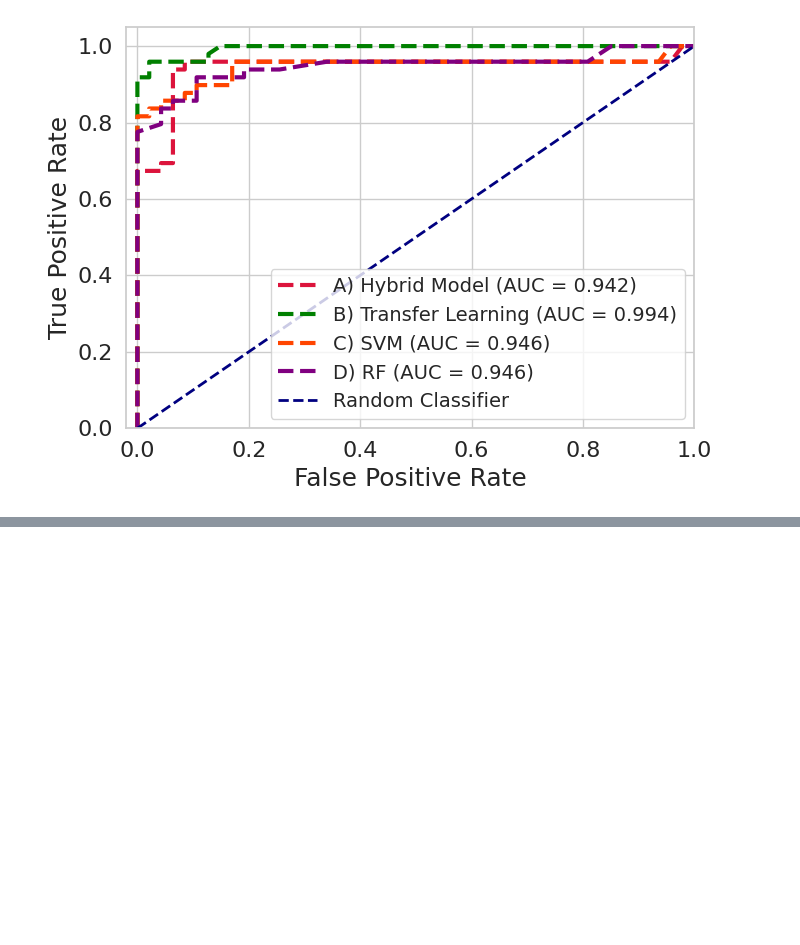
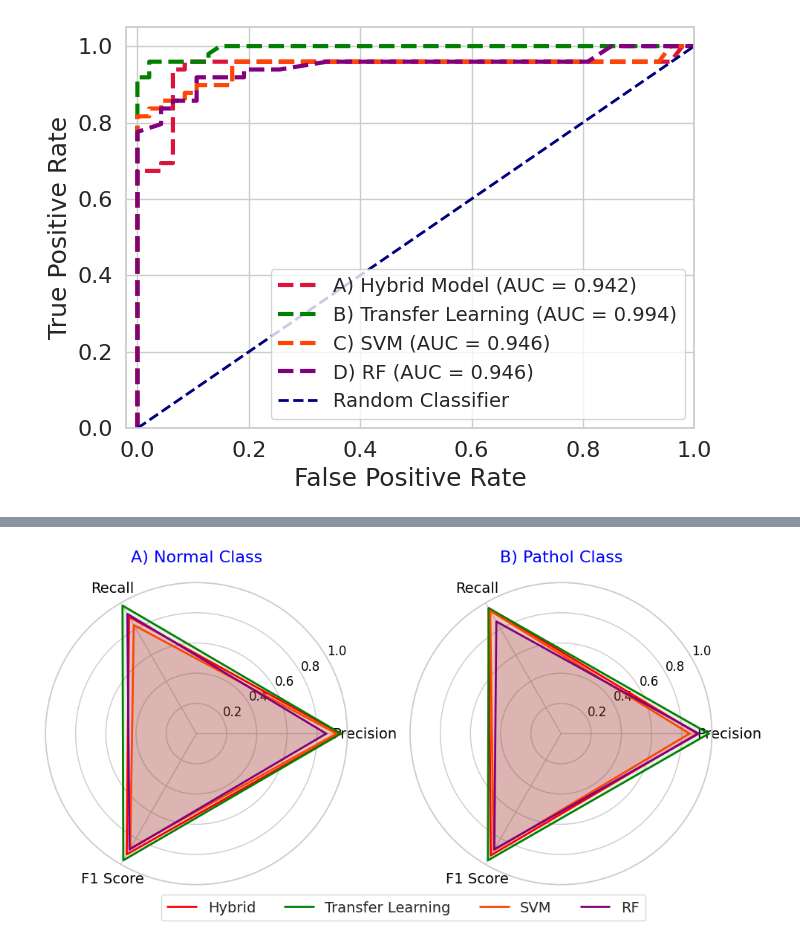
Before and after one commit to rabnawaz172/Voice_pathology_2, a Jupyter notebook: Voice_deep_2.ipynb, the cells around one changed output, grey strips where cells are left out. Cells and saved outputs as stored; diff of their text form; code cells hidden in the pictures; blank space fills up the shorter version.

```diff
--- a/Voice_deep_2.ipynb
+++ b/Voice_deep_2.ipynb
@@ -1240,0 +1409,75 @@ plt.show()
+# %%
+import numpy as np
+import matplotlib.pyplot as plt
+from math import pi
+
+# Model names
+model_names = ['Hybrid', 'Transfer Learning', 'SVM', 'RF']
+categories = ['Precision', 'Recall', 'F1 Score']
+N = len(categories)
+
+# Custom colors for each model
+model_colors = {
+    'Hybrid': 'red',
+    'Transfer Learning': 'green',
+    'SVM': 'orangered',
+    'RF': 'purple'
+}
+
+# Data for each class
+normal_class_data = {
+    'Precision': [0.9545, 0.9583, 0.9286, 0.8600],
+    'Recall': [0.8936, 0.9787, 0.8298, 0.9149],
+    'F1 Score': [0.9231, 0.9684, 0.8764, 0.8866]
+}
+
+pathol_class_data = {
+    'Precision': [0.9038, 0.9792, 0.8519, 0.9130],
+    'Recall': [0.9592, 0.9592, 0.9388, 0.8571],
+    'F1 Score': [0.9307, 0.9691, 0.8932, 0.8842]
+}
+
+# Set up the figure with two subplots
+fig, axes = plt.subplots(1, 2, figsize=(10, 5), subplot_kw=dict(polar=True))
+
+# Generate angles for radar plot
+angles = [n / float(N) * 2 * pi for n in range(N)]
+angles += angles[:1]  # Close the loop
+
+# Function to plot data on one axis
+def plot_radar(ax, data, title):
+    for i, model_name in enumerate(model_names):
+        values = [data[c][i] for c in categories]
+        values += values[:1]  # Close the loop
+
+        color = model_colors[model_name]
+
+        ax.plot(angles, values, linewidth=2, linestyle='solid', label=model_name, color=color)
+        ax.fill(angles, values, color=color, alpha=0.1)
+
+    # Fix axis labels and formatting
+    ax.set_xticks(angles[:-1])
+    ax.set_xticklabels(categories, fontsize=14, color='black')
+    ax.set_rlabel_position(30)
+
+    # Y-axis ticks
+    ax.set_yticks([0.2, 0.4, 0.6, 0.8, 1.0])
+    ax.set_yticklabels(["0.2", "0.4", "0.6", "0.8", "1.0"], color="black", size=12)
+    ax.set_ylim(0, 1)
+
+    # Title
+    ax.set_title(title, size=16, color='blue', pad=20)
+
+# Plot both classes
+plot_radar(axes[0], normal_class_data, 'A) Normal Class')
+plot_radar(axes[1], pathol_class_data, 'B) Pathol Class')
+
+# Add global legend
+handles = [plt.Line2D([0], [0], color=model_colors[name], lw=2, linestyle='solid') for name in model_names]
+fig.legend(handles, model_names, loc='lower center', bbox_to_anchor=(0.5, -0.05), ncol=4, fontsize=14)
+
+# Adjust layout
+plt.tight_layout()
+plt.show()
+# %% [output]
+[figure, added]
```
Also changed, not shown: parts of 5 cells of this notebook.
